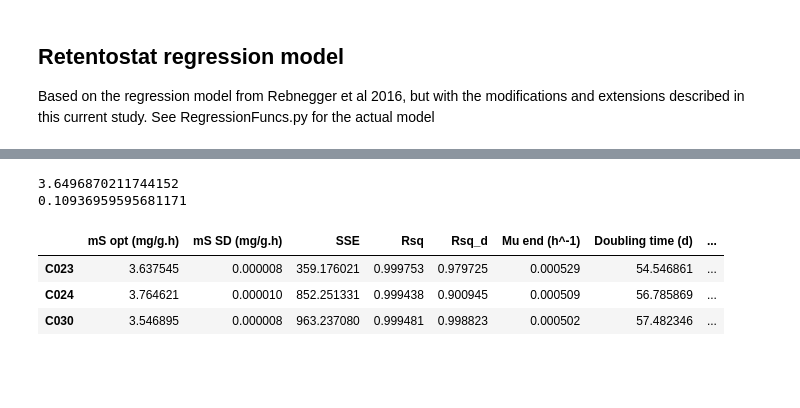
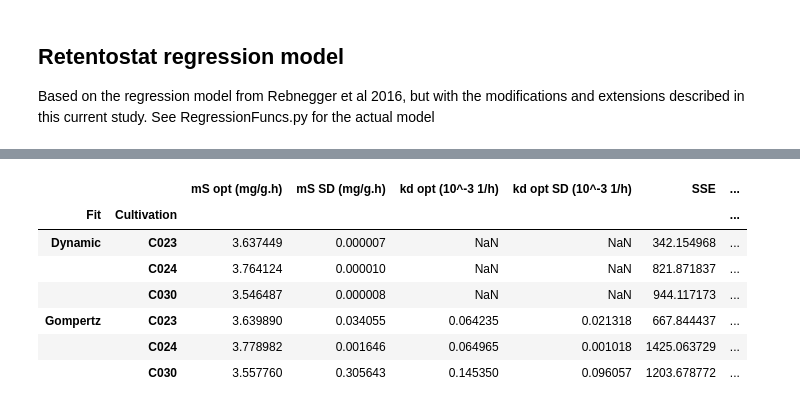
Before and after one commit to bcoltman/Kphaffii_NearZero, a Jupyter notebook: scripts/RegressionModel.ipynb, the cells around one changed output, grey strips where cells are left out. Drawn from its saved outputs; the diff is of its cells as text; code cells hidden in the pictures; blank space fills up the shorter version.

```diff
--- a/scripts/RegressionModel.ipynb
+++ b/scripts/RegressionModel.ipynb
@@ -234,13 +379,11 @@ fig.savefig(f"../results/plots/RetentostatRegression.png",
 # %%
-
-sc_stats = df_stats[df_stats.index.isin(["C023", "C024", "C030"])]
-print(sc_stats["mS opt (mg/g.h)"].mean())
-print(sc_stats["mS opt (mg/g.h)"].std())
-sc_stats
+all_statistics
 # %% [output]
-3.6496870211744152
-0.10936959595681171
-|  | mS opt (mg/g.h) | mS SD (mg/g.h) | SSE | Rsq | Rsq_d | Mu end (h^-1) | Doubling time (d) | ... |
-| C023 | 3.637545 | 0.000008 | 359.176021 | 0.999753 | 0.979725 | 0.000529 | 54.546861 | ... |
-| C024 | 3.764621 | 0.000010 | 852.251331 | 0.999438 | 0.900945 | 0.000509 | 56.785869 | ... |
-| C030 | 3.546895 | 0.000008 | 963.237080 | 0.999481 | 0.998823 | 0.000502 | 57.482346 | ... |
+|  |  | mS opt (mg/g.h) | mS SD (mg/g.h) | kd opt (10^-3 1/h) | kd opt SD (10^-3 1/h) | SSE | ... |
+| Fit | Cultivation |  |  |  |  |  | ... |
+| Dynamic | C023 | 3.637449 | 0.000007 | NaN | NaN | 342.154968 | ... |
+|  | C024 | 3.764124 | 0.000010 | NaN | NaN | 821.871837 | ... |
+|  | C030 | 3.546487 | 0.000008 | NaN | NaN | 944.117173 | ... |
+| Gompertz | C023 | 3.639890 | 0.034055 | 0.064235 | 0.021318 | 667.844437 | ... |
+|  | C024 | 3.778982 | 0.001646 | 0.064965 | 0.001018 | 1425.063729 | ... |
+|  | C030 | 3.557760 | 0.305643 | 0.145350 | 0.096057 | 1203.678772 | ... |
```
Also changed, not shown: parts of 9 cells of this notebook, 3 other files.
